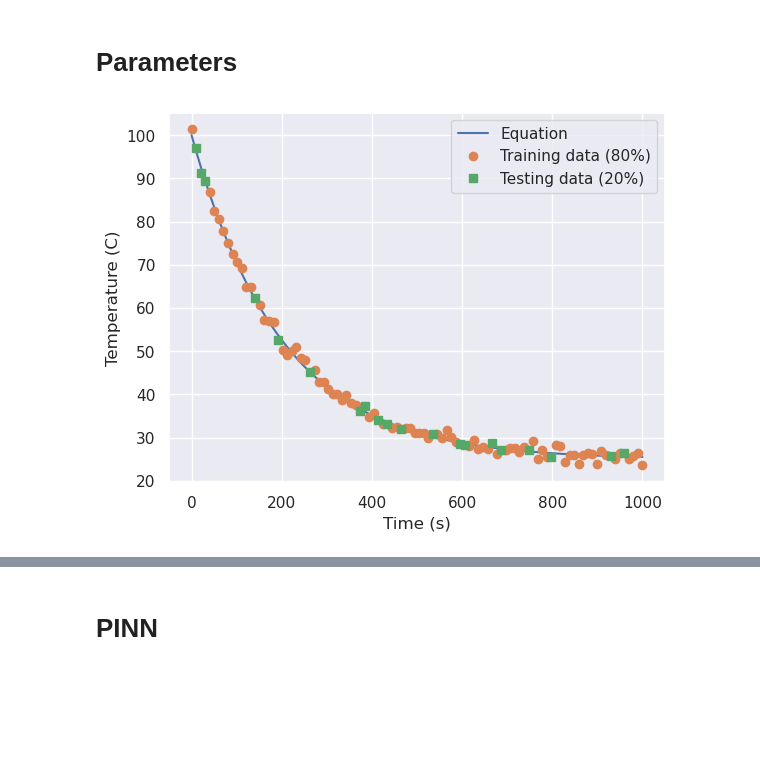
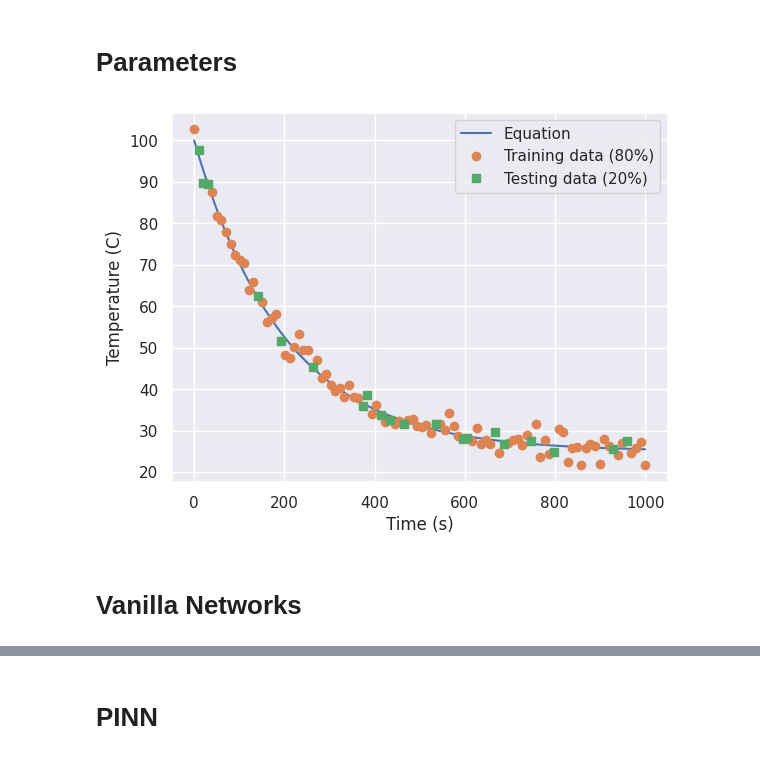
Before and after one commit to MrzAhmadi/PINNs, a Jupyter notebook: experiment/cooling_rate/cooling_rate_train_test.ipynb, the cells around one changed output, grey strips where cells are left out. Saved outputs shown, nothing was run; the diff lists cells and outputs as text; code cells hidden in the pictures; blank space fills up the shorter version.

Commit message:
Updates train test cooling rate exp

```diff
--- a/experiment/cooling_rate/cooling_rate_train_test.ipynb
+++ b/experiment/cooling_rate/cooling_rate_train_test.ipynb
@@ -29,40 +29,43 @@ PyTorch will use: cpu
 # Parameters
 # %%
 number_of_points = 100
-noise_coeff = 1
+noise_coeff = 2
 
 pinn_collocation_points = 1000
 parameter_discovery_collocation_points = 1000
 
-pinn_loss2_weight = 1
-parameter_discovery_loss_2_weight = 1
+pinn_loss2_weight = 0.5
+parameter_discovery_loss_2_weight = 0.5
 
-pinn_epochs = 30000
-parameter_discovery_epochs = 40000
+vanila_epochs = 20000
+pinn_epochs = 20000
+parameter_discovery_epochs = 20000
 # %%
 np.random.seed(10)
 
 Tenv = 25
 T0 = 100
 R = 0.005
 
 
 times = np.linspace(0, 1000, 1000)
 eq = functools.partial(cooling_law, Tenv=Tenv, T0=T0, R=R)
 temps = eq(times)
 
 # Make training data
 t = np.linspace(0, 1000, number_of_points)
 T = eq(t) + noise_coeff * np.random.randn(number_of_points)
 
-t_train, t_test, T_train, T_test = train_test_split(t, T, test_size=0.2, random_state=10)
+x_train, x_test, y_train, y_test = train_test_split(t, T, test_size=0.2, random_state=10)
 
 plt.plot(times, temps)
-plt.plot(t_train, T_train, 'o')
-plt.plot(t_test, T_test, 's')
+plt.plot(x_train, y_train, 'o')
+plt.plot(x_test, y_test, 's')
 plt.legend(['Equation', 'Training data (80%)', 'Testing data (20%)'])
 plt.ylabel('Temperature (C)')
 plt.xlabel('Time (s)')
 plt.show()
 # %% [output]
-[figure, old version]
+[figure, new version]
+# %% [markdown]
+# Vanilla Networks
```
Also changed, not shown: parts of 12 cells of this notebook, 7 other files.
